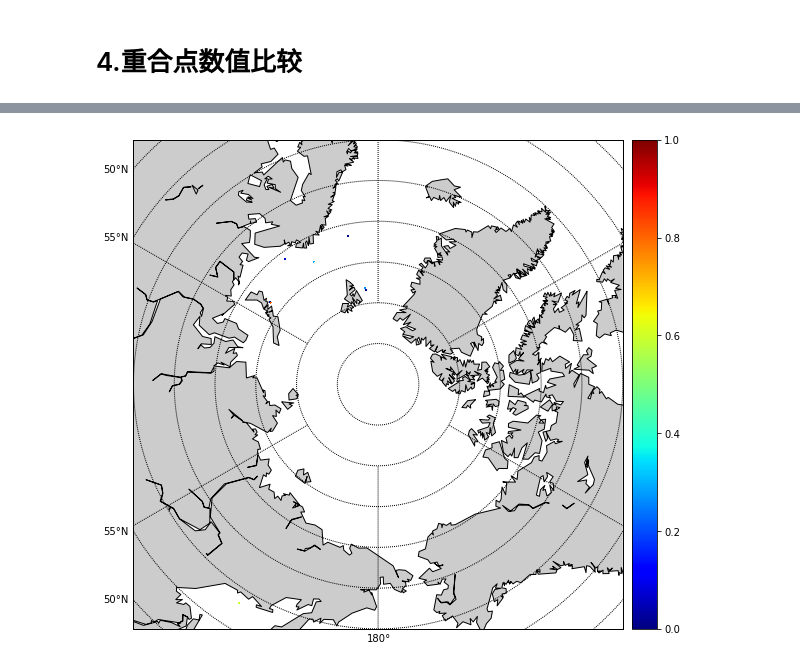
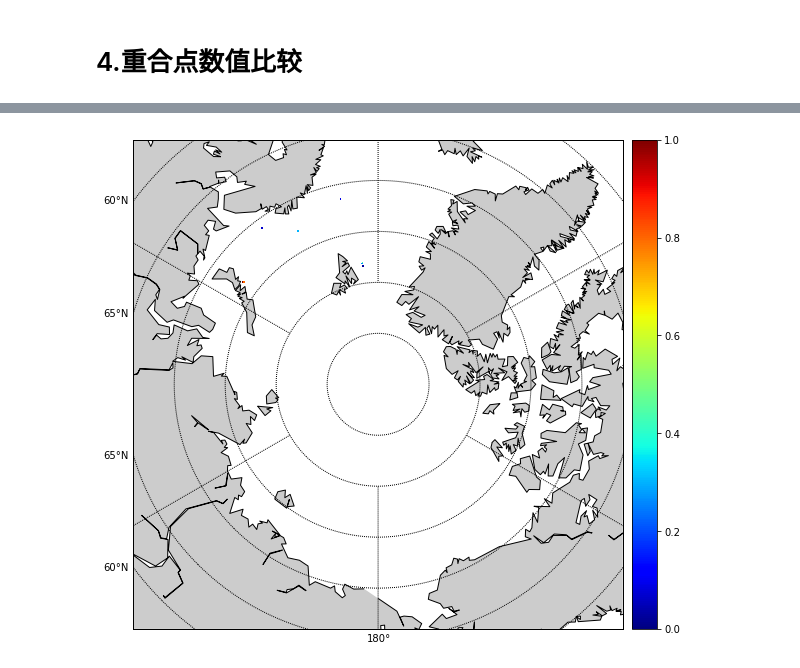
Before and after one commit to LittlematchLM/remote_sensing, a Jupyter notebook: plot_swh_icesat2_npaeqd.ipynb, the cells around one changed output, grey strips where cells are left out. Cells and saved outputs as stored; diff of their text form; code cells hidden in the pictures.

```diff
--- a/plot_swh_icesat2_npaeqd.ipynb
+++ b/plot_swh_icesat2_npaeqd.ipynb
@@ -149,7 +138,7 @@ hy_dir_path = 'E:\python_workfile\\remote_sensing\H2B_nc_data\H2B_20200711'
 hyfiles = glob.glob(hy_dir_path + '\*.nc')
 hy_lon_array = np.array([])
 hy_lat_array = np.array([])
-hy_swh_array = np.array([])
+hy_value_array = np.array([])
 hy_swhc_mask_array = np.array([])
 for hyfile in hyfiles:
     fh = Dataset(hyfile, mode='r')
@@ -159,7 +148,7 @@ for hyfile in hyfiles:
     swhc_mask = swhc.mask
     hy_lon_array = np.append(hy_lon_array, lons)
     hy_lat_array = np.append(hy_lat_array, lats)
-    hy_swh_array = np.append(hy_swh_array, swhc)
+    hy_value_array = np.append(hy_value_array, swhc)
     hy_swhc_mask_array = np.append(hy_swhc_mask_array, swhc_mask)
     fh.close()
-hy_swhc_array_masked = np.ma.array(hy_swh_array, mask=hy_swhc_mask_array)
+hy_value_array_masked = np.ma.array(hy_value_array, mask=hy_swhc_mask_array)
@@ -192,3 +172,14 @@ hy_swh_grid = hy_swh_grid / hy_swh_grid_num
+# %%
+# 获取东西半球的nlat，nlon，hy_grid_west,hy_grid_num_west
+hy_nlat, hy_nlon =get_nlat_nlon_npaeqd(resolution)
+hy_grid, hy_grid_num = get_swh_grid(hy_nlat, hy_nlon)
+
+hy_nlat_west, hy_nlon_west =get_nlat_nlon_npaeqd(resolution)
+hy_grid_west, hy_grid_num_west = get_swh_grid(hy_nlat, hy_nlon)
+
+# 交叉点平均化
+hy_grid = coincident_point_mean(hy_value_array_masked, hy_grid, hy_grid_num, hy_projlats,hy_projlons)
+hy_grid_west = coincident_point_mean(hy_value_array_masked, hy_grid_west, hy_grid_num_west, hy_projlats_west, hy_projlons_west)
 # %%
 # 校准y坐标
 hy_x = np.arange(hy_nlat)
@@ -322,3 +254,14 @@ cy_swh_grid = cy_swh_grid / cy_swh_grid_num
+# %%
+# 获取东西半球的nlat，nlon，cy_grid_west,cy_grid_num_west
+cy_nlat, cy_nlon =get_nlat_nlon_npaeqd(resolution)
+cy_grid, cy_grid_num = get_swh_grid(cy_nlat, cy_nlon)
+
+cy_nlat_west, cy_nlon_west =get_nlat_nlon_npaeqd(resolution)
+cy_grid_west, cy_grid_num_west = get_swh_grid(cy_nlat, cy_nlon)
+
+# 交叉点平均化
+cy_grid = coincident_point_mean(cy_swh_array_masked, cy_grid, cy_grid_num, cy_projlats,cy_projlons)
+cy_grid_west = coincident_point_mean(cy_swh_array_masked, cy_grid_west, cy_grid_num_west, cy_projlats_west, cy_projlons_west)
 # %%
 # 校准y坐标
 cy_x = np.arange(cy_nlat)
@@ -468,0 +373,8 @@ lal = np.argwhere(d!= True)
+# %%
+# 将两个grid数组相减，还有数据的部分为交叉点
+hy_cy_grid = np.abs(hy_grid - cy_grid )
+hy_cy_grid_west = np.abs(hy_grid_west - cy_grid_west)
+
+# hy_cy_diff_grid，hy_cy_diff_grid_west存放重合点在grid数组中的坐标
+hy_cy_diff_grid = np.argwhere(np.isnan(hy_cy_grid)!= True)
+hy_cy_diff_grid_west = np.argwhere(np.isnan(hy_cy_grid_west)!= True)
@@ -469,22 +410,21 @@ lal = np.argwhere(d!= True)
 # %%
 plt.figure(1,figsize=(16, 9))
 # cy_m = Basemap(projection='cyl', llcrnrlat=-90, urcrnrlat=90, llcrnrlon=0, urcrnrlon=360, resolution='c')
-cy_m = Basemap(projection='npaeqd', boundinglat=60, lon_0=180, resolution='c')
+cy_m = Basemap(projection='npaeqd', boundinglat=66, lon_0=180, resolution='c')
 
 cy_xi, cy_yi = cy_m(cy_x_map, cy_y_map)
 
 # Draw the scatterplot
-h2 = cy_m.pcolor(cy_xi ,cy_yi, data=hy_cy_swh_grid, cmap=plt.cm.jet,vmin=0, vmax=1)
+h = cy_m.pcolor(cy_xi ,cy_yi, data=hy_cy_grid, cmap=plt.cm.jet,vmin=0, vmax=1)
+h2 = cy_m.pcolor(cy_xi_west ,cy_yi_west, data=hy_cy_grid_west, cmap=plt.cm.jet,vmin=0, vmax=1)
 cy_m.colorbar(location='right')
-
-
 cy_m.drawcoastlines()
 cy_m.fillcontinents()
 cy_m.drawmapboundary()
 cy_m.drawparallels(np.arange(-90., 120., 5.), labels=[1, 0, 0, 0])
 cy_m.drawmeridians(np.arange(-180., 180., 60.), labels=[0, 0, 0, 1])
 
 plt.show(1)
 plt.close()
 # %% [output]
-[figure, old version]
+[figure, new version]
```
Also changed, not shown: parts of 44 cells of this notebook, 2 other files.
